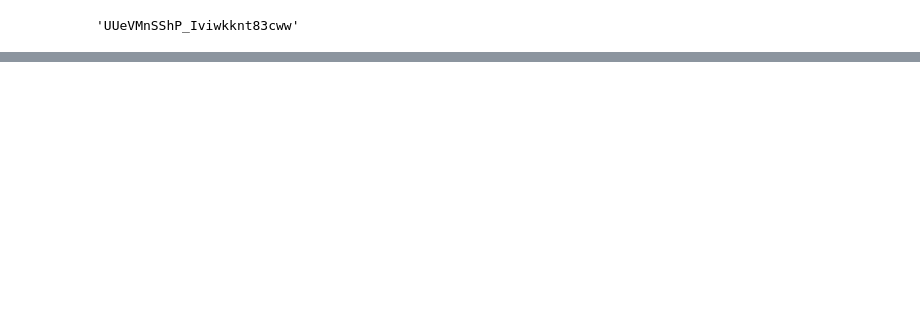
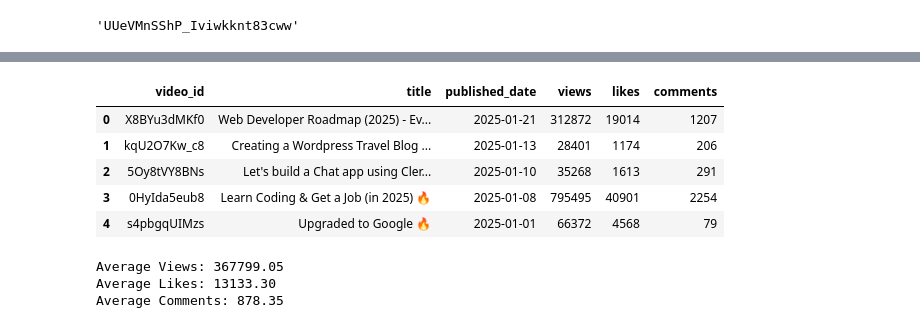
Before and after one commit to SOURAVSHEEL/YouTube_DS, a Jupyter notebook: yt_data.ipynb, the cells around one changed output, grey strips where cells are left out. Drawn from its saved outputs; the diff is of its cells as text; code cells hidden in the pictures; blank space fills up the shorter version.

```diff
--- a/yt_data.ipynb
+++ b/yt_data.ipynb
@@ -287,3 +263,41 @@ def get_video_details(youtube, video_ids):
+# %%
+def get_video_details(youtube, video_ids):
+    """
+    Extracts details (title, published date, views, likes, and comments) from a list of video IDs.
+
+    Args:
+        youtube: An authorized YouTube API client instance.
+        video_ids: A list of video IDs to retrieve details for.
+
+    Returns:
+        A list of dictionaries containing details for each video.
+    """
+    all_data = []
+    # YouTube API allows fetching details for up to 50 videos at a time
+    batch_size = 50
+
+    for i in range(0, len(video_ids), batch_size):
+        # Batch the video IDs for the current API request
+        batch_ids = video_ids[i:i + batch_size]
+
+        request = youtube.videos().list(
+            part='snippet,statistics',
+            id=','.join(batch_ids)  # Join video IDs as a comma-separated string
+        )
+        response = request.execute()
+
+        for item in response.get('items', []):  # Safely handle cases where 'items' might be missing
+            data = {
+                'video_id': item['id'],
+                'title': item['snippet']['title'],
+                'published_date': item['snippet']['publishedAt'],
+                'views': item['statistics'].get('viewCount', 0),
+                'likes': item['statistics'].get('likeCount', 0),
+                'comments': item['statistics'].get('commentCount', 0)
+            }
+            all_data.append(data)
+
+    return all_data
 # %%
 video_details = get_video_details(youtube, video_ids)
 # %%
@@ -293,0 +363,9 @@ video_details_df = pd.DataFrame(video_details)
+# %%
+video_details_df.head()
+# %% [output]
+|  | video_id | title | published_date | views | likes | comments |
+| 0 | X8BYu3dMKf0 | Web Developer Roadmap (2025) - Ev... | 2025-01-21 | 312872 | 19014 | 1207 |
+| 1 | kqU2O7Kw_c8 | Creating a Wordpress Travel Blog ... | 2025-01-13 | 28401 | 1174 | 206 |
+| 2 | 5Oy8tVY8BNs | Let's build a Chat app using Cler... | 2025-01-10 | 35268 | 1613 | 291 |
+| 3 | 0HyIda5eub8 | Learn Coding & Get a Job (in 2025) 🔥 | 2025-01-08 | 795495 | 40901 | 2254 |
+| 4 | s4pbgqUIMzs | Upgraded to Google 🔥 | 2025-01-01 | 66372 | 4568 | 79 |
@@ -293,0 +378,8 @@ video_details_df = pd.DataFrame(video_details)
+# %%
+print(f"Average Views: {average_views:.2f}")
+print(f"Average Likes: {average_likes:.2f}")
+print(f"Average Comments: {average_comments:.2f}")
+# %% [output]
+Average Views: 367799.05
+Average Likes: 13133.30
+Average Comments: 878.35
```
Also changed, not shown: parts of 29 cells of this notebook.
